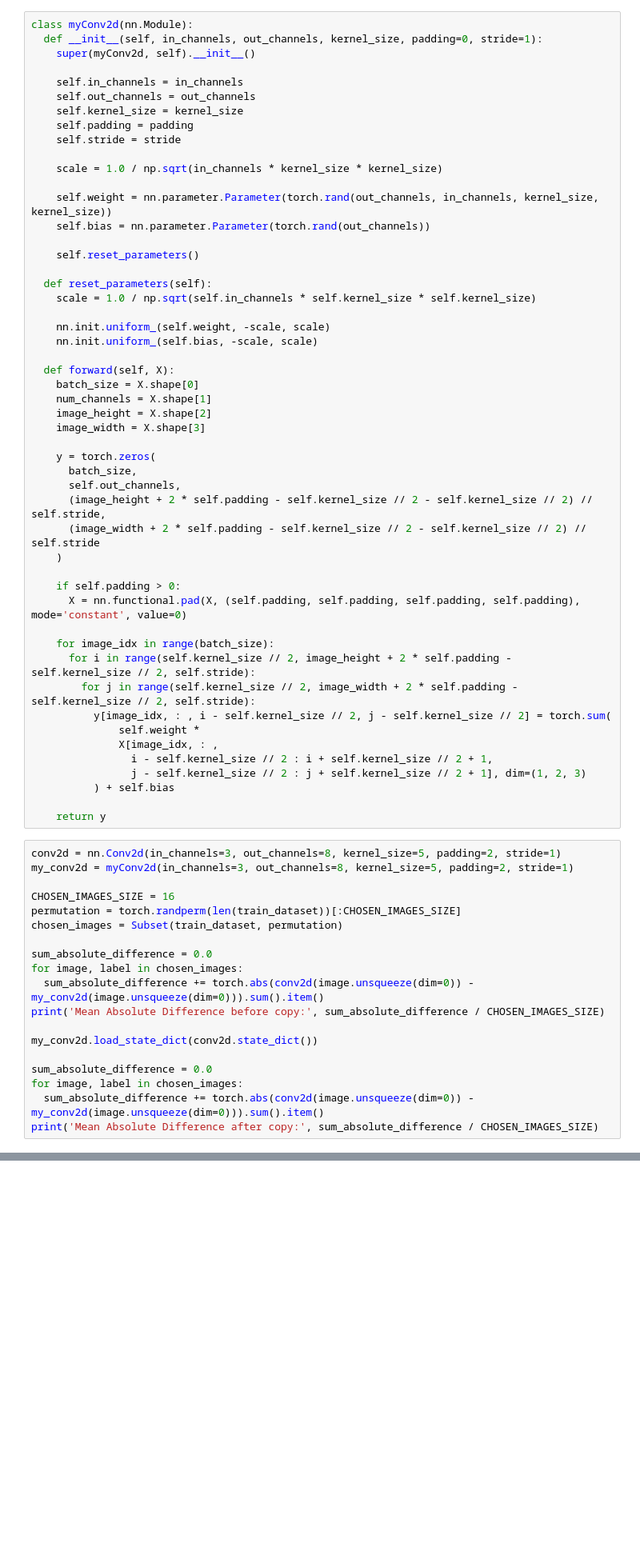
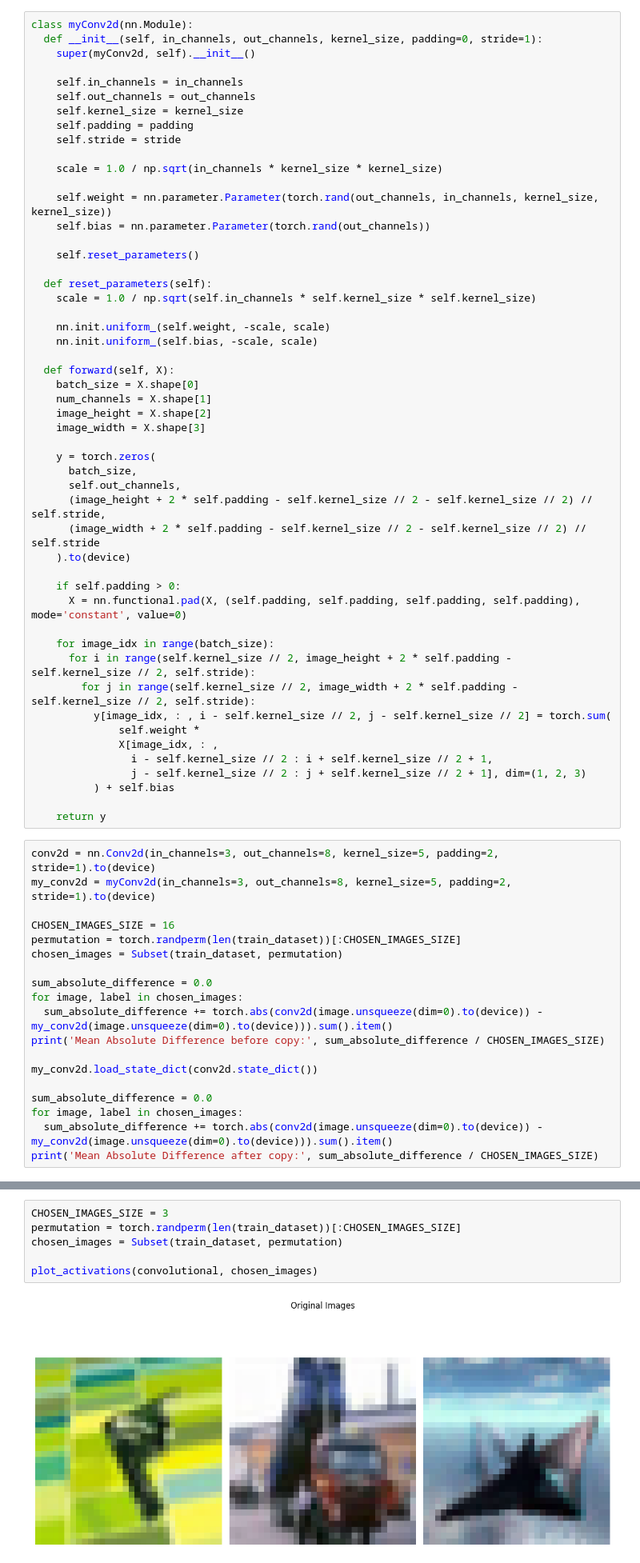
Before and after one commit to Razvan48/Teme-Deep-Learning-DL, a Jupyter notebook: Tema-2/Tema_2.ipynb, the cells around one changed output, grey strips where cells are left out. Shown at 80% size. Drawn from its saved outputs; the diff is of its cells as text; blank space fills up the shorter version.

```diff
--- a/Tema-2/Tema_2.ipynb
+++ b/Tema-2/Tema_2.ipynb
@@ -236,7 +285,7 @@ class myConv2d(nn.Module):
       self.out_channels,
       (image_height + 2 * self.padding - self.kernel_size // 2 - self.kernel_size // 2) // self.stride,
       (image_width + 2 * self.padding - self.kernel_size // 2 - self.kernel_size // 2) // self.stride
-    )
+    ).to(device)
 
     if self.padding > 0:
       X = nn.functional.pad(X, (self.padding, self.padding, self.padding, self.padding), mode='constant', value=0)
@@ -253,8 +302,8 @@ class myConv2d(nn.Module):
 
     return y
 # %%
-conv2d = nn.Conv2d(in_channels=3, out_channels=8, kernel_size=5, padding=2, stride=1)
-my_conv2d = myConv2d(in_channels=3, out_channels=8, kernel_size=5, padding=2, stride=1)
+conv2d = nn.Conv2d(in_channels=3, out_channels=8, kernel_size=5, padding=2, stride=1).to(device)
+my_conv2d = myConv2d(in_channels=3, out_channels=8, kernel_size=5, padding=2, stride=1).to(device)
 
 CHOSEN_IMAGES_SIZE = 16
 permutation = torch.randperm(len(train_dataset))[:CHOSEN_IMAGES_SIZE]
@@ -262,13 +311,13 @@ chosen_images = Subset(train_dataset, permutation)
 
 sum_absolute_difference = 0.0
 for image, label in chosen_images:
-  sum_absolute_difference += torch.abs(conv2d(image.unsqueeze(dim=0)) - my_conv2d(image.unsqueeze(dim=0))).sum().item()
+  sum_absolute_difference += torch.abs(conv2d(image.unsqueeze(dim=0).to(device)) - my_conv2d(image.unsqueeze(dim=0).to(device))).sum().item()
 print('Mean Absolute Difference before copy:', sum_absolute_difference / CHOSEN_IMAGES_SIZE)
 
 my_conv2d.load_state_dict(conv2d.state_dict())
 
 sum_absolute_difference = 0.0
 for image, label in chosen_images:
-  sum_absolute_difference += torch.abs(conv2d(image.unsqueeze(dim=0)) - my_conv2d(image.unsqueeze(dim=0))).sum().item()
+  sum_absolute_difference += torch.abs(conv2d(image.unsqueeze(dim=0).to(device)) - my_conv2d(image.unsqueeze(dim=0).to(device))).sum().item()
 print('Mean Absolute Difference after copy:', sum_absolute_difference / CHOSEN_IMAGES_SIZE)
 # %% [output]
@@ -371,0 +487,8 @@ Time Ratio: 196.51883658753948
+# %%
+CHOSEN_IMAGES_SIZE = 3
+permutation = torch.randperm(len(train_dataset))[:CHOSEN_IMAGES_SIZE]
+chosen_images = Subset(train_dataset, permutation)
+
+plot_activations(convolutional, chosen_images)
+# %% [output]
+[figure, added]
```
Also changed, not shown: parts of 13 cells of this notebook, 1 other file.
